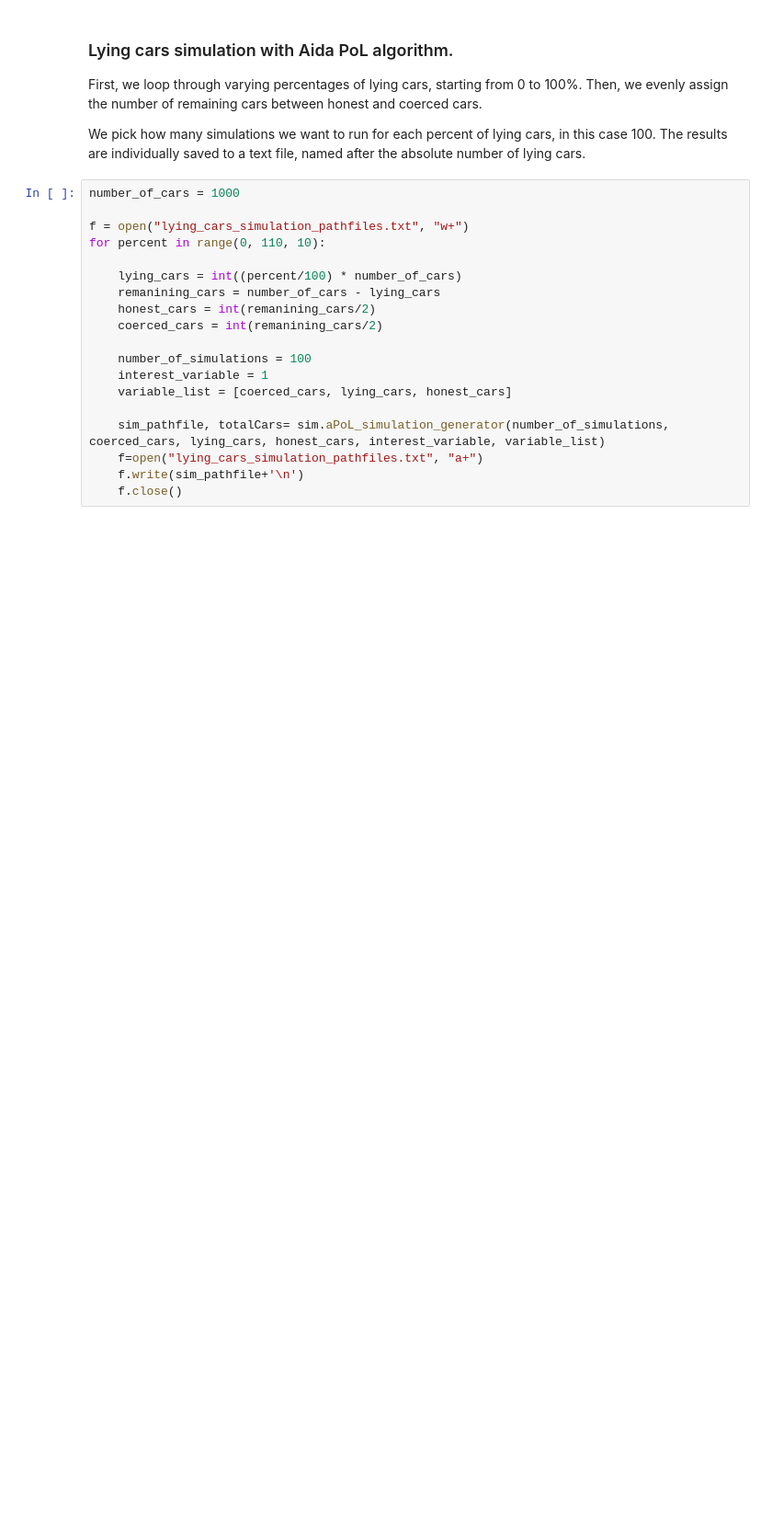
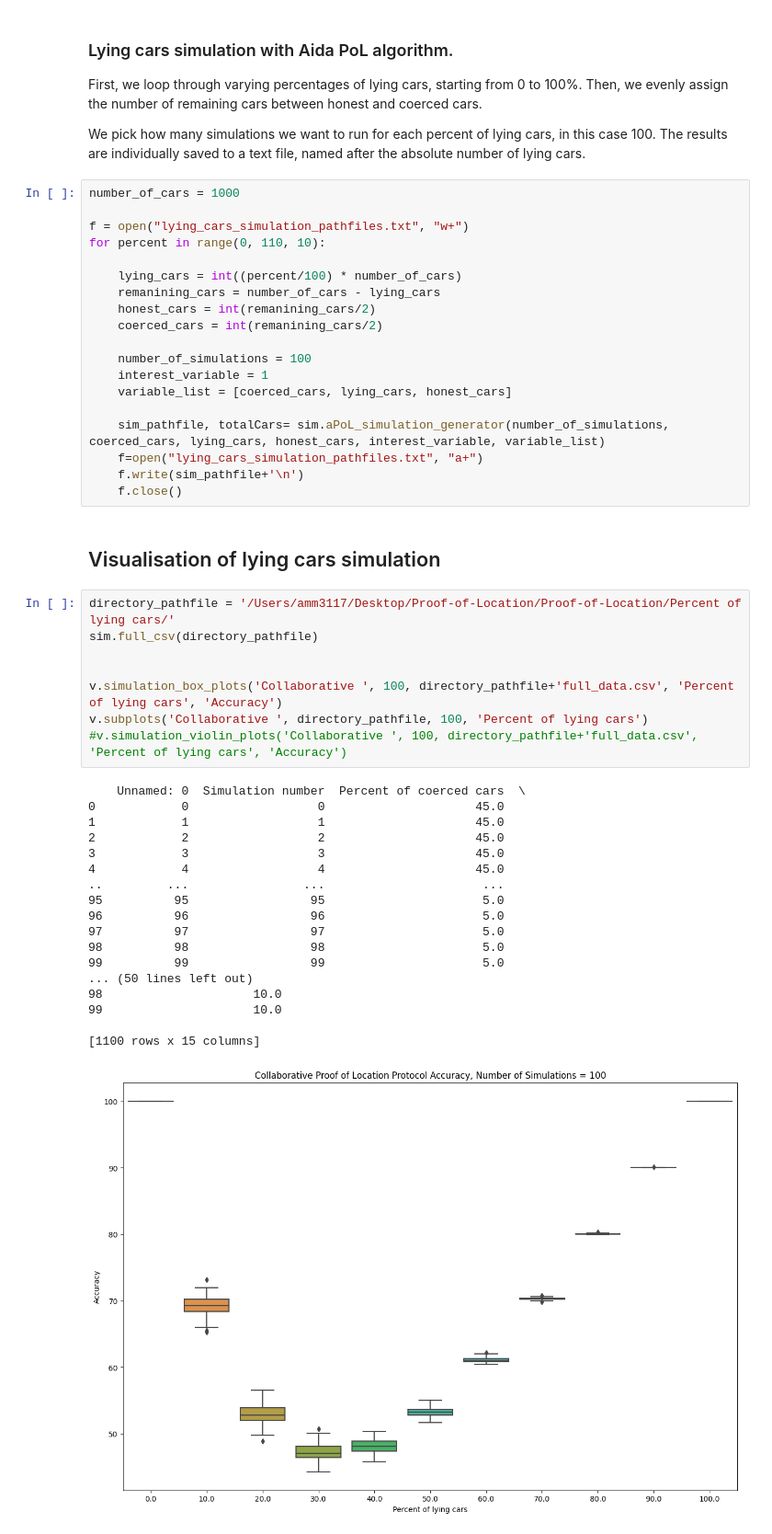
Before and after one commit to aidamanzano/Proof-of-Location, a Jupyter notebook: final_simulation_generator.ipynb, the cells around one changed output. Shown at 92% size. Drawn from its saved outputs; the diff is of its cells as text; blank space fills up the shorter version.

```diff
--- a/final_simulation_generator.ipynb
+++ b/final_simulation_generator.ipynb
@@ -84,3 +150,32 @@ for percent in range(0, 110, 10):
     f=open("lying_cars_simulation_pathfiles.txt", "a+")
     f.write(sim_pathfile+'\n')
     f.close()
+# %% [markdown]
+## Visualisation of lying cars simulation
+# %%
+directory_pathfile = '/Users/amm3117/Desktop/Proof-of-Location/Proof-of-Location/Percent of lying cars/'
+sim.full_csv(directory_pathfile)
+
+
+v.simulation_box_plots('Collaborative ', 100, directory_pathfile+'full_data.csv', 'Percent of lying cars', 'Accuracy')
+v.subplots('Collaborative ', directory_pathfile, 100, 'Percent of lying cars')
+#v.simulation_violin_plots('Collaborative ', 100, directory_pathfile+'full_data.csv', 'Percent of lying cars', 'Accuracy')
+# %% [output]
+    Unnamed: 0  Simulation number  Percent of coerced cars  \
+0            0                  0                     45.0
+1            1                  1                     45.0
+2            2                  2                     45.0
+3            3                  3                     45.0
+4            4                  4                     45.0
+..         ...                ...                      ...
+95          95                 95                      5.0
+96          96                 96                      5.0
+97          97                 97                      5.0
+98          98                 98                      5.0
+99          99                 99                      5.0
+... (50 lines left out)
+98                     10.0
+99                     10.0
+
+[1100 rows x 15 columns]
+[figure, added]
```
Also changed, not shown: parts of 21 cells of this notebook.
